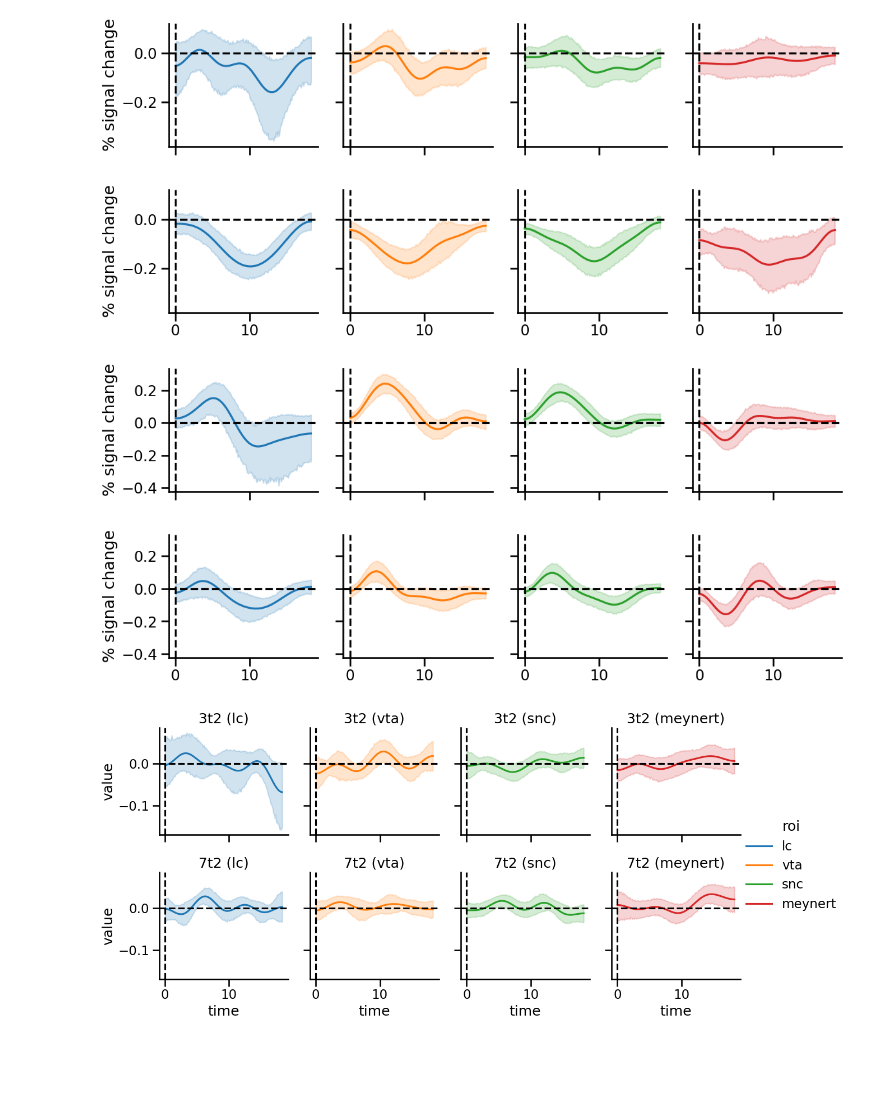
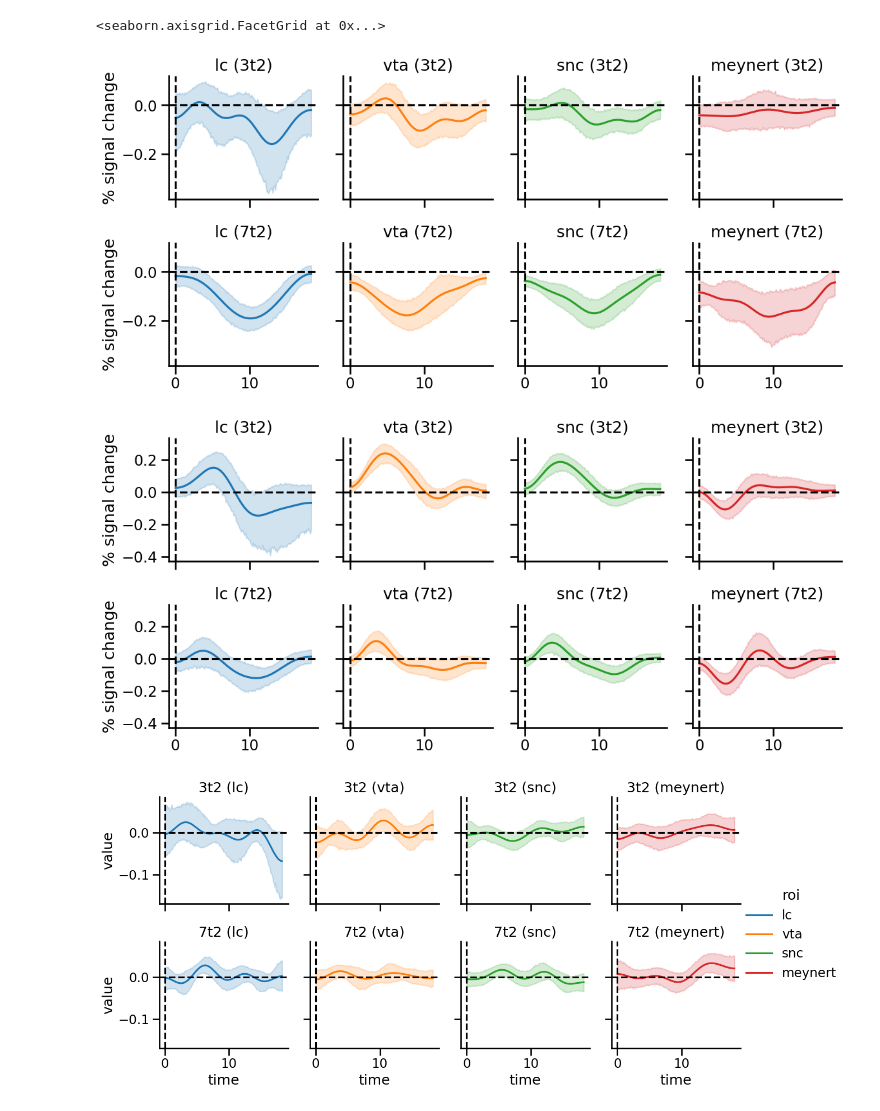
Before and after one commit to Gilles86/risk_experiment, a Jupyter notebook: risk_experiment/roi_analysis/roi_ts_figures.ipynb, the cells around one changed output. Saved outputs shown, nothing was run; the diff lists cells and outputs as text; code cells hidden in the pictures; blank space fills up the shorter version.

```diff
--- a/risk_experiment/roi_analysis/roi_ts_figures.ipynb
+++ b/risk_experiment/roi_analysis/roi_ts_figures.ipynb
@@ -7,37 +7,39 @@ from mne.stats import permutation_cluster_1samp_test
 from itertools import product
 # %%
 masks = ['snc', 'vta', 'lc', 'meynert']
+order = masks
 bids_folder = '/data/ds-risk'
 # %%
 sns.set_context('talk')
 # %%
 df = []
 
 keys = list(product(['3t2', '7t2'], masks))
 
 for session, mask in keys:
     fn = op.join(bids_folder, 'derivatives', 'roi_analysis', 'model-n1_n2_evdiff', mask, f'ses-{session}_timeseries.tsv')
     df.append(pd.read_csv(fn, sep='\t', index_col=[0,1,2, 3])[mask].to_frame('value'))
 
 df = pd.concat(df, keys=keys, names=['session', 'roi'])
 
 tmp = df.xs('intercept', 0, 'covariate').xs('n1', 0, 'event type').reset_index()
 
 # order = ['lc', 'vta', 'snc', 'meynert']
 # order = ['lc', 'vta', 'snc', 'meynert']
 
 fac = sns.FacetGrid(tmp, row='session', col='roi', hue='roi', col_order=order, hue_order=order)
 fac.map(sns.lineplot, 'time', 'value', errorbar=('ci', 95))
 fac.map(lambda *args, **kwargs: plt.axhline(0,0, c='k', ls='--'))
 fac.map(lambda *args, **kwargs: plt.axvline(0,0, c='k', ls='--'))
-fac.set_titles('')
+fac.set_titles('{col_name} ({row_name})')
 fac.set(ylabel='% signal change', xlabel=None)
 # sns.lineplot(tmp.reset_index(), x='time', y='value', col='roi', col_wrap=2)
 
 
-fac.savefig(op.join(bids_folder, 'derivatives', 'figures', 'n1_hrf.pdf'))
+# fac.savefig(op.join(bids_folder, 'derivatives', 'figures', 'n1_hrf.pdf'))
 # %% [output]
+<seaborn.axisgrid.FacetGrid at 0x...>
-[figure, old version]
+[figure, new version]
 # %%
 tmp = df.xs('intercept', 0, 'covariate').xs('n2', 0, 'event type').reset_index()
 
@@ -47,11 +49,11 @@ fac = sns.FacetGrid(tmp, row='session', col='roi', hue='roi', col_order=order, h
 fac.map(sns.lineplot, 'time', 'value', errorbar=('ci', 95))
 fac.map(lambda *args, **kwargs: plt.axhline(0,0, c='k', ls='--'))
 fac.map(lambda *args, **kwargs: plt.axvline(0,0, c='k', ls='--'))
-fac.set_titles('')
+fac.set_titles('{col_name} ({row_name})')
 fac.set(ylabel='% signal change', xlabel=None)
 fac.savefig(op.join(bids_folder, 'derivatives', 'figures', 'n2_hrf.pdf'))
 # %% [output]
-[figure, old version]
+[figure, new version]
 # %%
 tmp = df.xs('ev', 0, 'covariate').xs('n1', 0, 'event type').reset_index()
 
```
Also changed, not shown: 2 other files.
